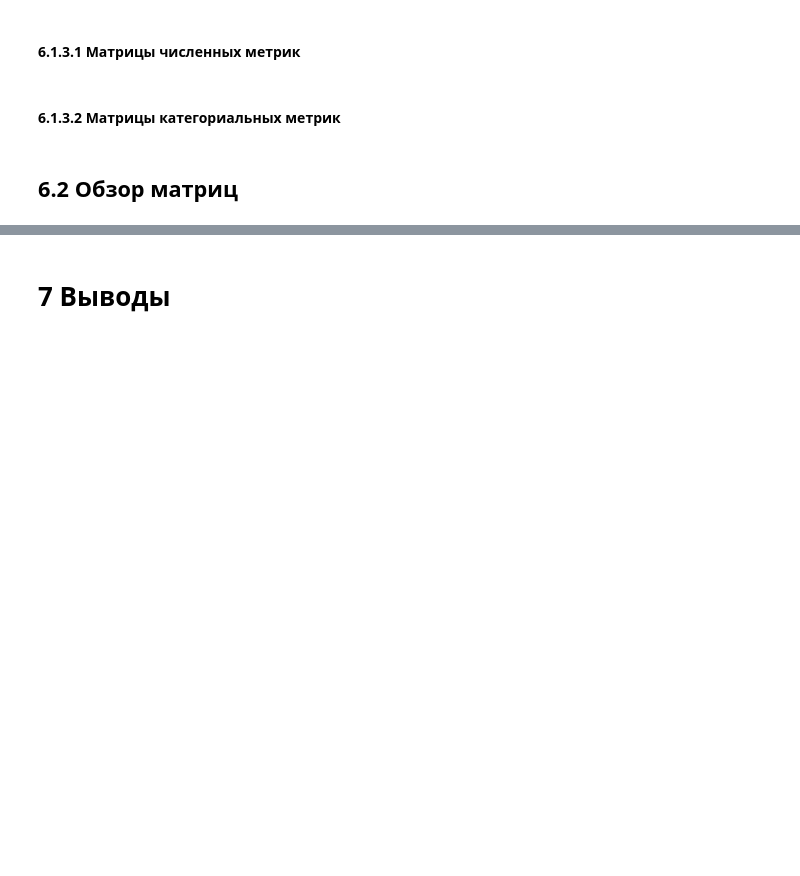
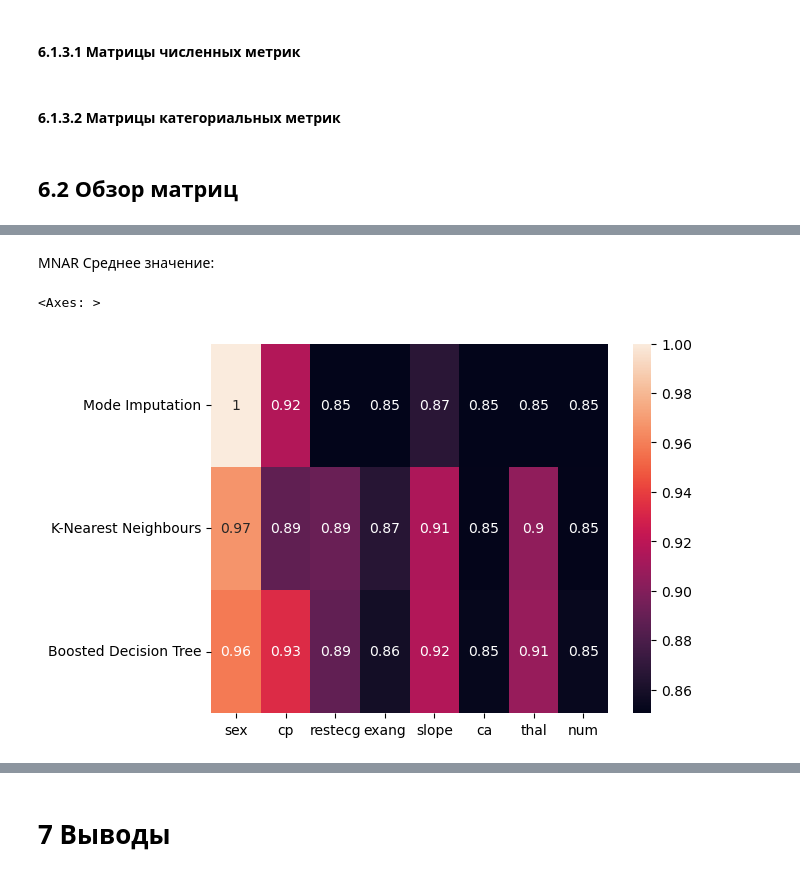
Before and after one commit to ngumbk/grad_missing_imputation, a Jupyter notebook: Research Notebooks/Data_research.ipynb, the cells around one changed output, grey strips where cells are left out. Saved outputs shown, nothing was run; the diff lists cells and outputs as text; code cells hidden in the pictures; blank space fills up the shorter version.

```diff
--- a/Research Notebooks/Data_research.ipynb
+++ b/Research Notebooks/Data_research.ipynb
@@ -1366,0 +1381,7 @@ metrics_MNAR25_cat = make_cat_metrics_matrix(cchd_data, 'cchd_data', 'MNAR', 25,
+# %% [markdown]
+MNAR Среднее значение:
+# %%
+sns.heatmap((metrics_MNAR5_cat + metrics_MNAR15_cat + metrics_MNAR25_cat) / 3, annot=True)
+# %% [output]
+<Axes: >
+[figure, added]
```
Also changed, not shown: parts of 32 cells of this notebook.
